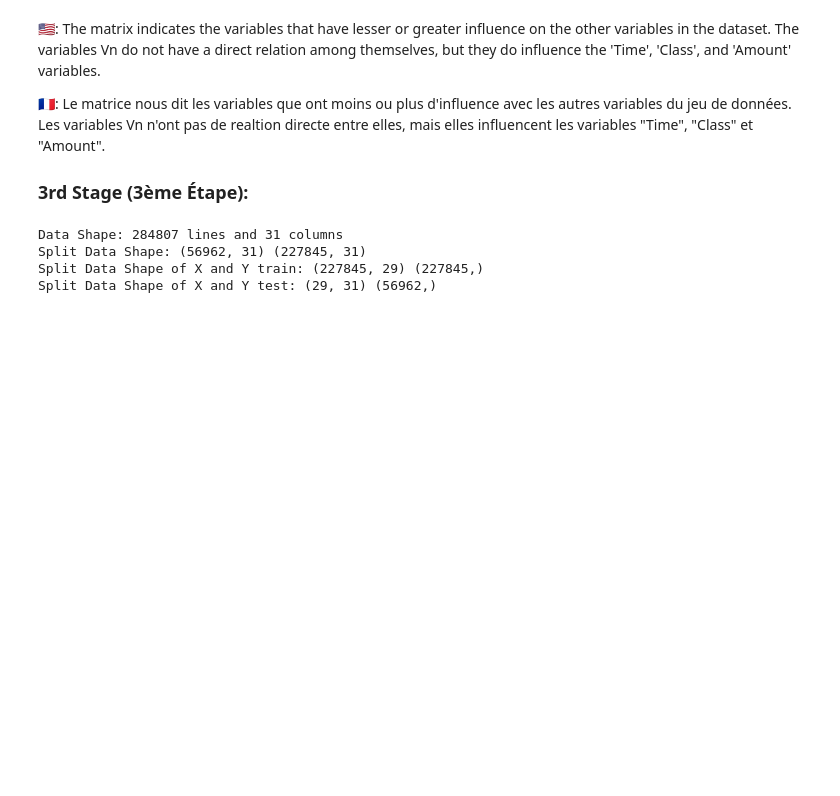
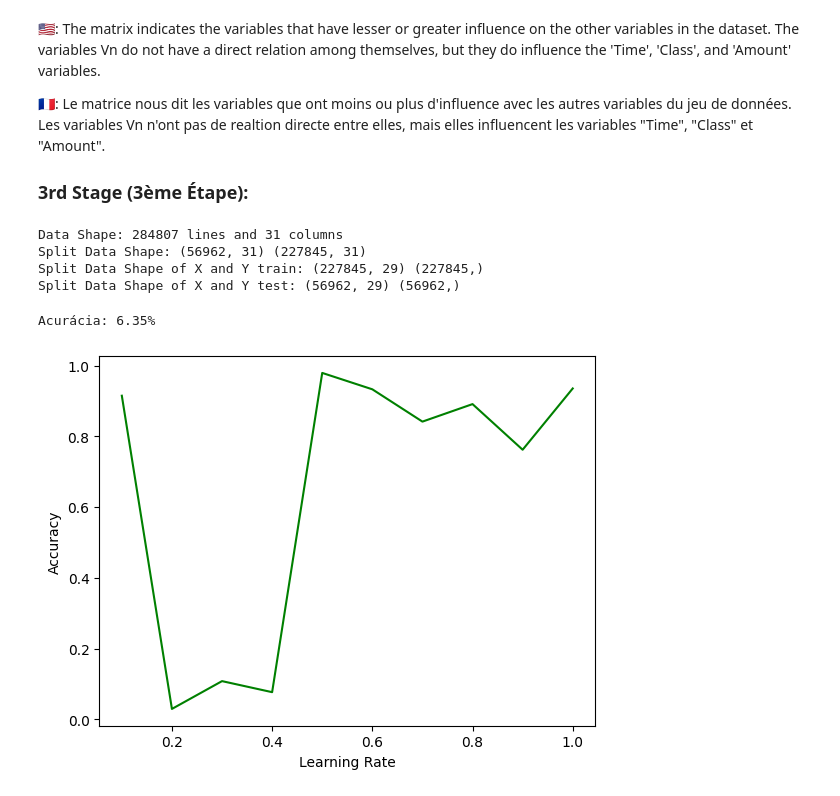
Before and after one commit to ViniciusGN/CIS-3-Trainee, a Jupyter notebook: cis3.ipynb, the cells around one changed output. Cells and saved outputs as stored; diff of their text form; code cells hidden in the pictures; blank space fills up the shorter version.

Commit message:
correct perceptron

```diff
--- a/cis3.ipynb
+++ b/cis3.ipynb
@@ -102,13 +102,13 @@ np_y = np_data[:, -1]
 # Spliting the data in train and test with 80% and 20% respectively
 m, n = np_data.shape
 print(f"Data Shape: {m} lines and {n} columns")
-data_train = np_data[:int(0.8*m)]
-data_test = np_data[int(0.8*m):]
+data_train = np_data[:int(0.8 * m)]
+data_test = np_data[int(0.8 * m):]
 
 x_train = data_train[:, 1:n-1]
 y_train = data_train[:, -1]
 
-x_test = data_test[1:n-1]
+x_test = data_test[:, 1:n-1]  # Note a correção aqui
 y_test = data_test[:, -1]
 
 print("Split Data Shape:", data_test.shape, data_train.shape)
@@ -118,7 +118,7 @@ print("Split Data Shape of X and Y test:", x_test.shape, y_test.shape)
 Data Shape: 284807 lines and 31 columns
 Split Data Shape: (56962, 31) (227845, 31)
 Split Data Shape of X and Y train: (227845, 29) (227845,)
-Split Data Shape of X and Y test: (29, 31) (56962,)
+Split Data Shape of X and Y test: (56962, 29) (56962,)
 # %%
 # Sigmoid function
 def sigmoid(x):
@@ -219,0 +238,25 @@ def back_prop(Z1, A1, Z2, A2, W2, Y):
+# %%
+pptn = Perceptron(epochs=1000, learning_rate=0.1, random_state=1, verbose=False)
+pptn.fit(x_train, y_train)
+
+y_pred = pptn.predict(x_test)
+
+# Imprimindo a acurácia
+accuracy = np.sum(y_pred == y_test) / len(y_test)
+print(f'Acurácia: {accuracy*100:.2f}%')
+
+accuracy_c_lr = []
+for learning_rate in np.arange(0.1, 1.1, 0.1):
+    pptn = Perceptron(epochs=1000, learning_rate=learning_rate, random_state=1, verbose=False)
+    pptn.fit(x_train, y_train)
+    y_pred = pptn.predict(x_test)
+    accuracy = np.sum(y_pred == y_test) / len(y_test)
+    accuracy_c_lr.append(accuracy)
+
+plt.plot(np.arange(0.1, 1.1, 0.1), accuracy_c_lr, color="Green")
+plt.xlabel('Learning Rate')
+plt.ylabel('Accuracy')
+plt.show()
+# %% [output]
+Acurácia: 6.35%
+[figure, added]
```
Also changed, not shown: parts of 4 cells of this notebook.
